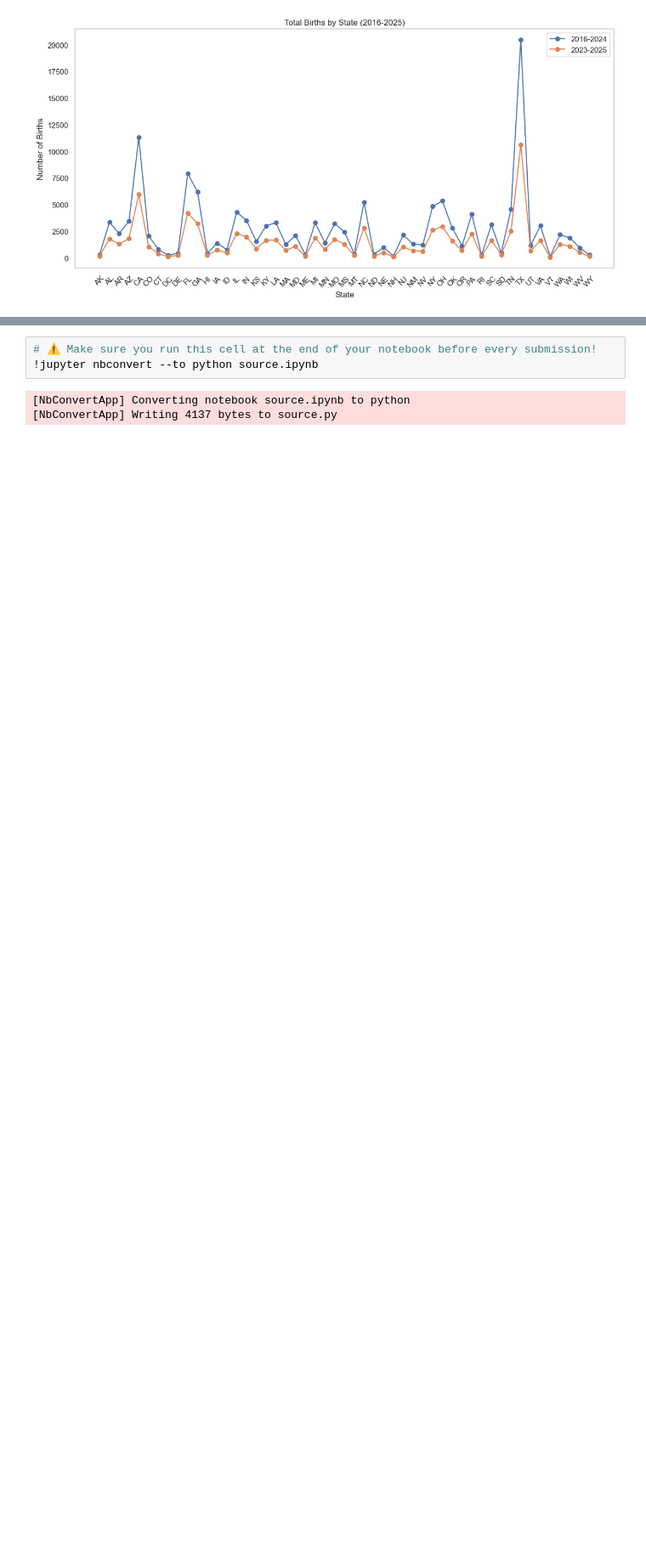
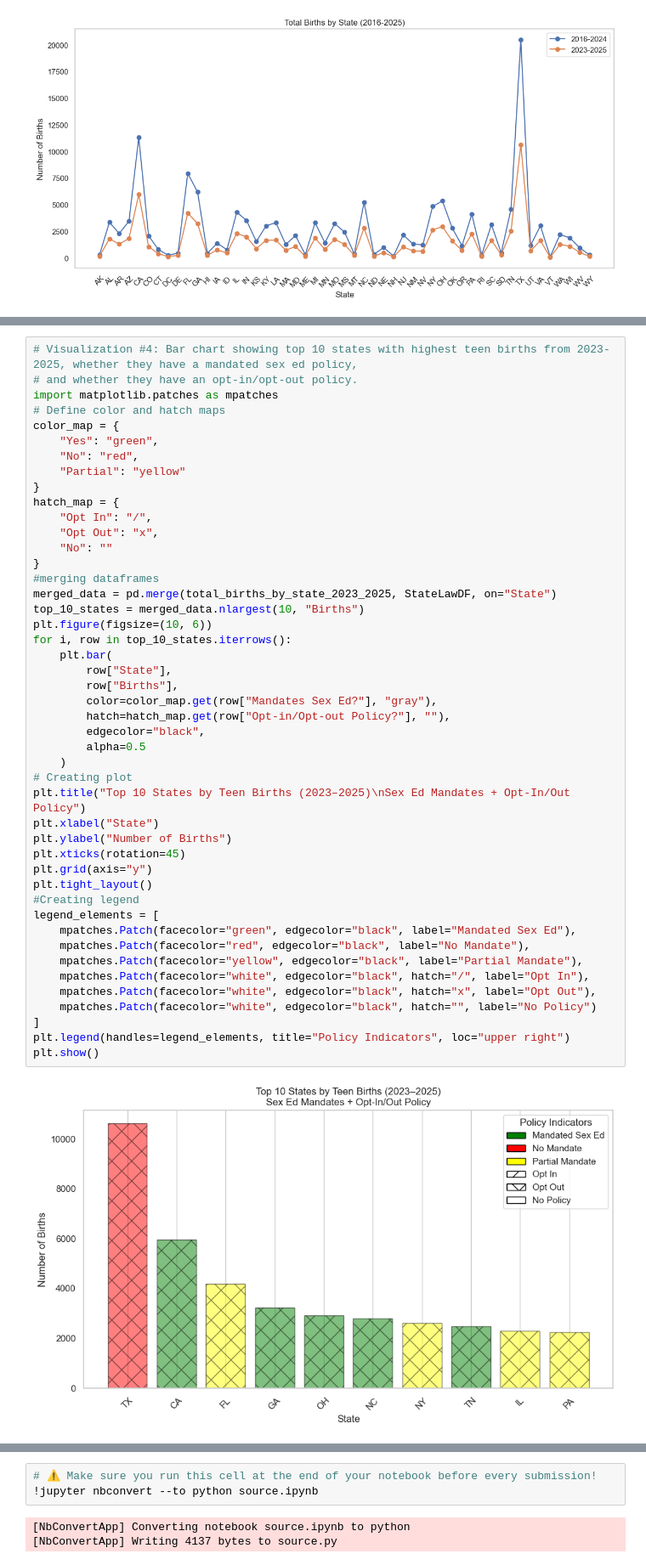
Before and after one commit to IT4063C001-Fall2025/final-project-Error1n, a Jupyter notebook: source.ipynb, the cells around one changed output, grey strips where cells are left out. Shown at 85% size. Saved outputs shown, nothing was run; the diff lists cells and outputs as text; blank space fills up the shorter version.

Commit message:
visualization 4 complete

```diff
--- a/source.ipynb
+++ b/source.ipynb
@@ -269,3 +281,51 @@ plt.show()
+# %%
+# Visualization #4: Bar chart showing top 10 states with highest teen births from 2023-2025, whether they have a mandated sex ed policy,
+# and whether they have an opt-in/opt-out policy.
+import matplotlib.patches as mpatches
+# Define color and hatch maps
+color_map = {
+    "Yes": "green",
+    "No": "red",
+    "Partial": "yellow"
+}
+hatch_map = {
+    "Opt In": "/",
+    "Opt Out": "x",
+    "No": ""
+}
+#merging dataframes
+merged_data = pd.merge(total_births_by_state_2023_2025, StateLawDF, on="State")
+top_10_states = merged_data.nlargest(10, "Births")
+plt.figure(figsize=(10, 6))
+for i, row in top_10_states.iterrows():
+    plt.bar(
+        row["State"],
+        row["Births"],
+        color=color_map.get(row["Mandates Sex Ed?"], "gray"),
+        hatch=hatch_map.get(row["Opt-in/Opt-out Policy?"], ""),
+        edgecolor="black",
+        alpha=0.5
+    )
+# Creating plot
+plt.title("Top 10 States by Teen Births (2023–2025)\nSex Ed Mandates + Opt-In/Out Policy")
+plt.xlabel("State")
+plt.ylabel("Number of Births")
+plt.xticks(rotation=45)
+plt.grid(axis="y")
+plt.tight_layout()
+#Creating legend
+legend_elements = [
+    mpatches.Patch(facecolor="green", edgecolor="black", label="Mandated Sex Ed"),
+    mpatches.Patch(facecolor="red", edgecolor="black", label="No Mandate"),
+    mpatches.Patch(facecolor="yellow", edgecolor="black", label="Partial Mandate"),
+    mpatches.Patch(facecolor="white", edgecolor="black", hatch="/", label="Opt In"),
+    mpatches.Patch(facecolor="white", edgecolor="black", hatch="x", label="Opt Out"),
+    mpatches.Patch(facecolor="white", edgecolor="black", hatch="", label="No Policy")
+]
+plt.legend(handles=legend_elements, title="Policy Indicators", loc="upper right")
+plt.show()
+# %% [output]
+[figure, added]
 # %% [markdown]
 ## Resources and References
 *What resources and references have you used for this project?*
```
Also changed, not shown: parts of 2 cells of this notebook.
